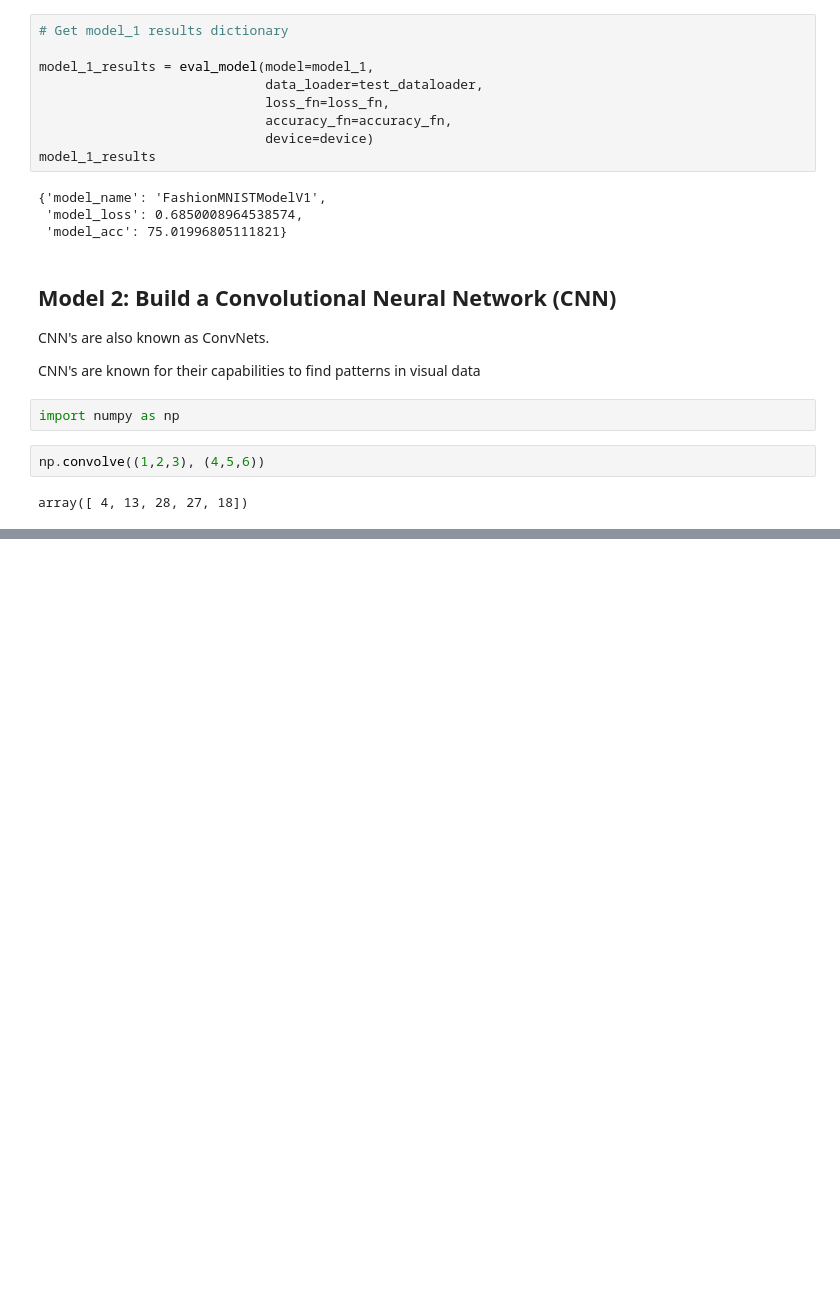
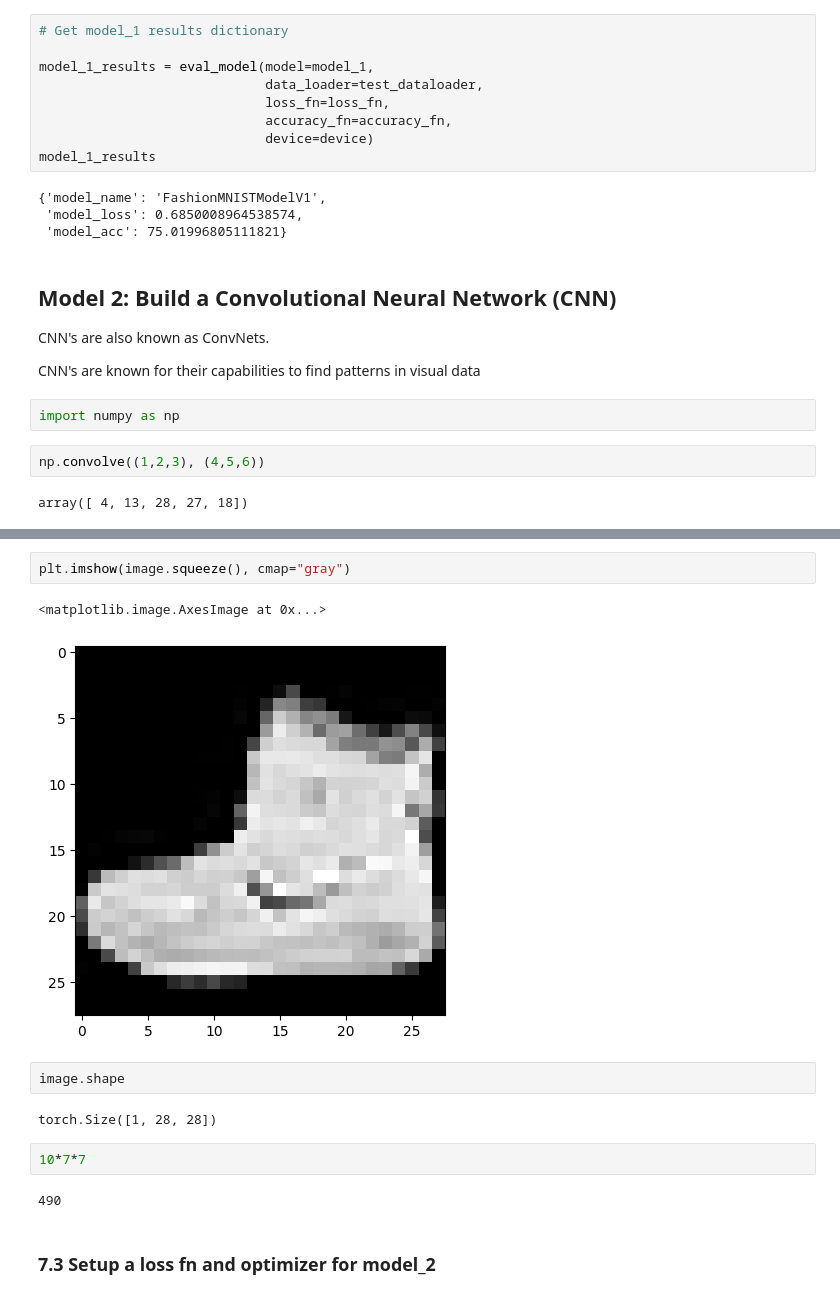
Before and after one commit to maronem/PyTorch, a Jupyter notebook: 03_pytorch_computer_vision.ipynb, the cells around one changed output, grey strips where cells are left out. Saved outputs shown, nothing was run; the diff lists cells and outputs as text; blank space fills up the shorter version.

```diff
--- a/03_pytorch_computer_vision.ipynb
+++ b/03_pytorch_computer_vision.ipynb
@@ -907,0 +979,15 @@ FashionMNISTModelV2(
+# %%
+plt.imshow(image.squeeze(), cmap="gray")
+# %% [output]
+<matplotlib.image.AxesImage at 0x...>
+[figure, added]
+# %%
+image.shape
+# %% [output]
+torch.Size([1, 28, 28])
+# %%
+10*7*7
+# %% [output]
+490
+# %% [markdown]
+### 7.3 Setup a loss fn and optimizer for model_2
```
Also changed, not shown: parts of 44 cells of this notebook.
